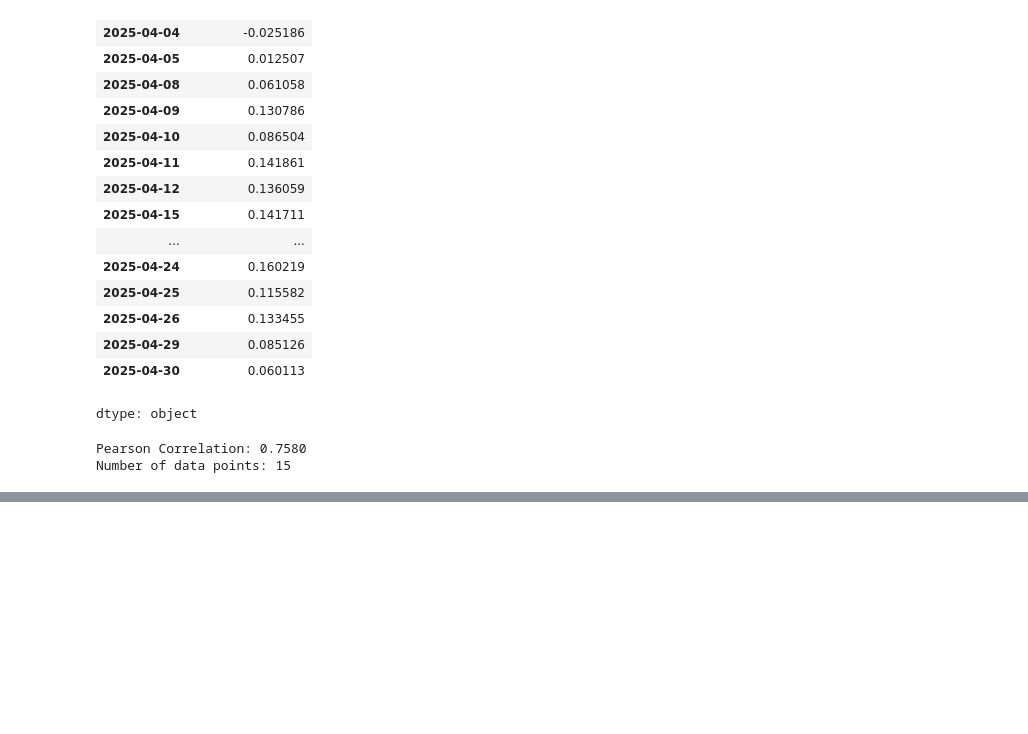
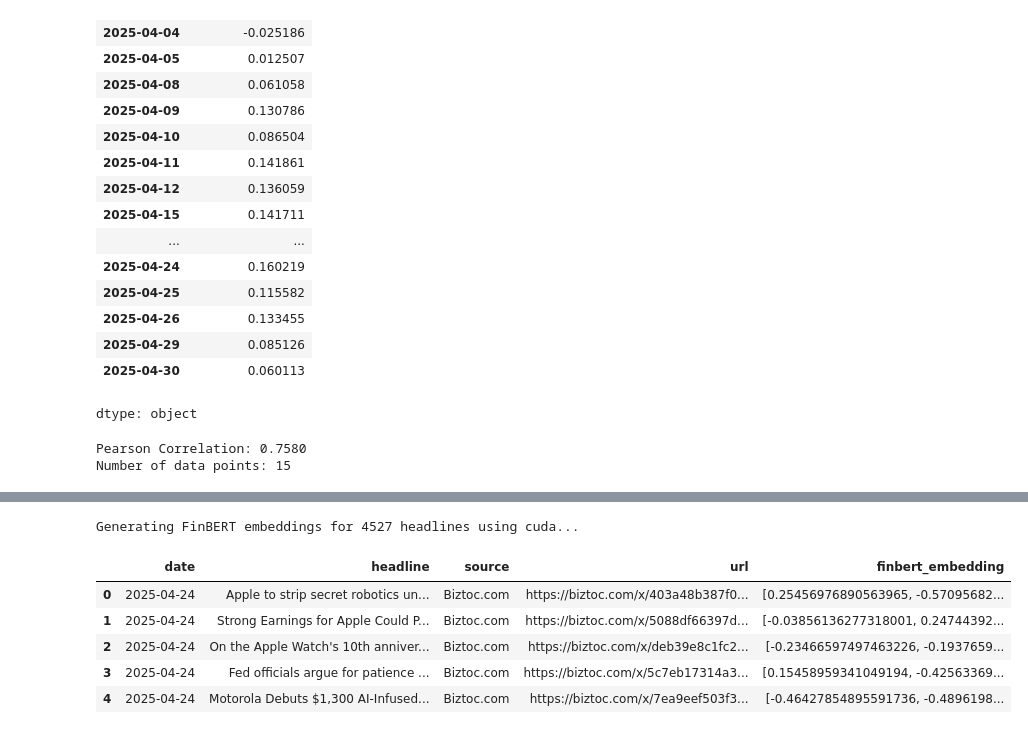
Before and after one commit to atiwari18/BuffERT, a Jupyter notebook: FinBERT_Sentiment_Score_Tuning.ipynb, the cells around one changed output, grey strips where cells are left out. Cells and saved outputs as stored; diff of their text form; code cells hidden in the pictures; blank space fills up the shorter version.

```diff
--- a/FinBERT_Sentiment_Score_Tuning.ipynb
+++ b/FinBERT_Sentiment_Score_Tuning.ipynb
@@ -994,0 +1252,4 @@ Number of data points: 15
+# %%
+df = pd.read_csv("all_tickers_merged.csv")
+df = df.iloc[:, :4]
+df.head()
@@ -994,0 +1263,14 @@ Number of data points: 15
+# %%
+# Get embeddings and add to dataframe
+result_df, embeddings = add_embeddings_to_df(df)
+# %% [output]
+Generating FinBERT embeddings for 4527 headlines using cuda...
+# %%
+result_df.head()
+# %% [output]
+|  | date | headline | source | url | finbert_embedding |
+| 0 | 2025-04-24 | Apple to strip secret robotics un... | Biztoc.com | https://biztoc.com/x/403a48b387f0... | [0.25456976890563965, -0.57095682... |
+| 1 | 2025-04-24 | Strong Earnings for Apple Could P... | Biztoc.com | https://biztoc.com/x/5088df66397d... | [-0.03856136277318001, 0.24744392... |
+| 2 | 2025-04-24 | On the Apple Watch's 10th anniver... | Biztoc.com | https://biztoc.com/x/deb39e8c1fc2... | [-0.23466597497463226, -0.1937659... |
+| 3 | 2025-04-24 | Fed officials argue for patience ... | Biztoc.com | https://biztoc.com/x/5c7eb17314a3... | [0.15458959341049194, -0.42563369... |
+| 4 | 2025-04-24 | Motorola Debuts $1,300 AI-Infused... | Biztoc.com | https://biztoc.com/x/7ea9eef503f3... | [-0.46427854895591736, -0.4896198... |
```
Also changed, not shown: parts of 9 cells of this notebook.
